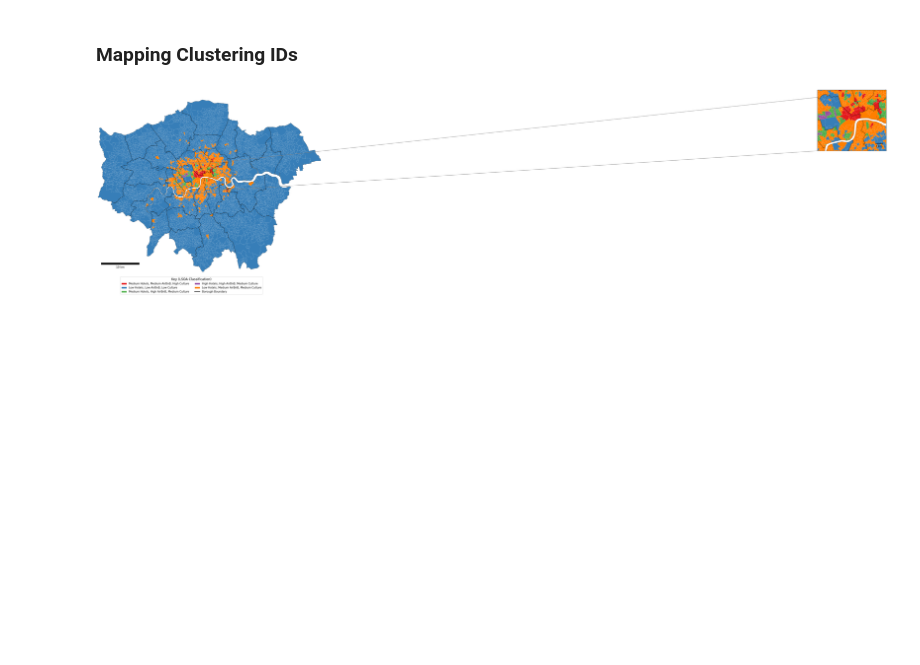
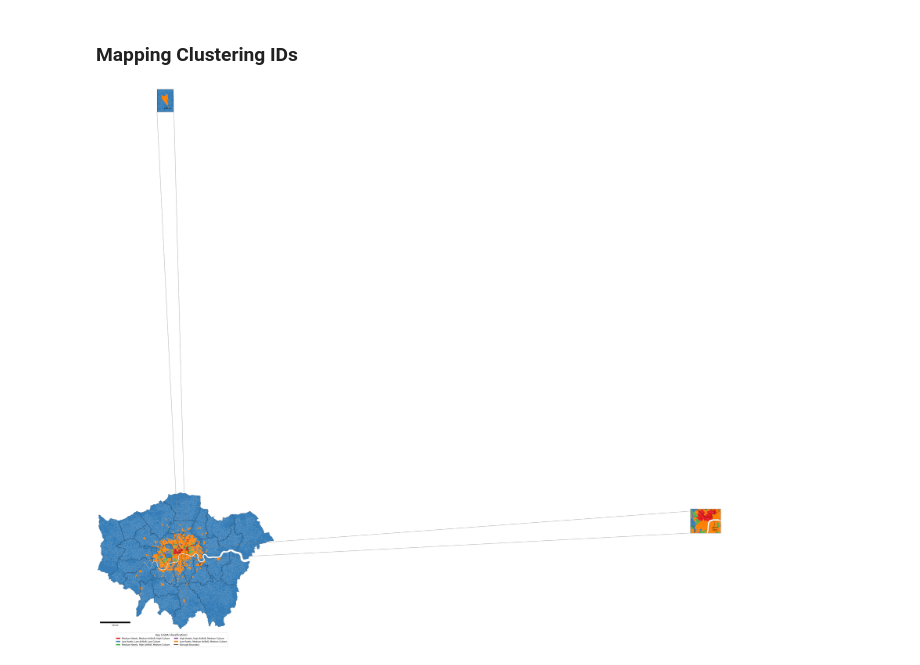
Before and after one commit to ZacharyP-E/are-you-gitting-me, a Jupyter notebook: analysis_with_hotels.ipynb, the cells around one changed output. Drawn from its saved outputs; the diff is of its cells as text; code cells hidden in the pictures; blank space fills up the shorter version.

Commit message:
added croydon inset map

```diff
--- a/analysis_with_hotels.ipynb
+++ b/analysis_with_hotels.ipynb
@@ -327,7 +327,7 @@ tbounds = list(la.total_bounds)
 # %%
 #Identifying how much around the edge of each figure should be added
 extra_bound = 0.1
-x1, y1 = 2500, 2500
+x1, y1 = 500, 500
 # %%
 #Inisalising the plots with specific size (inches)
 fig, ax = plt.subplots(figsize=(15, 20))
@@ -350,46 +350,87 @@ legend_e = [Patch(facecolor= "#e41a1c", edgecolor="white", label="Medium Hotels,
             Patch(facecolor= "#4daf4a", edgecolor="white", label="Medium Hotels, High AirBnB, Medium Culture"),
             Patch(facecolor= "#984ea3", edgecolor="white", label="High Hotels, High AirBnB, Medium Culture"),
             Patch(facecolor= "#ff7f00", edgecolor="white", label="Low Hotels, Medium AirBnB, Medium Culture"),
             Line2D([0], [0], color="black", lw=2, linestyle="-", label="Borough Boundary")]
 
 plt.legend(handles=legend_e, loc= (0.10, -0.13), title="Key (LSOA Classification)", title_fontsize="large", ncol=2)
 
 
 
 
 
-#Starting the zoomed axis
-axins = zoomed_inset_axes(ax, 2, loc=4, bbox_to_anchor=(3100, 850))
+#Starting the zoomed axis for Central London
+axinsC = zoomed_inset_axes(ax, 2, loc=4, bbox_to_anchor=(3100, 850))
 
 #Establishing the x and y limits for the zoomed plot
-minx,miny,maxx,maxy =  528000, 179000, 532000, 182000
-axins.set_xlim(minx - x1, maxx + x1)
-axins.set_ylim(miny - y1, maxy + y1)
+minxC, minyC, maxxC, maxyC =  528000, 179000, 532000, 182000
+axinsC.set_xlim(minxC - x1, maxxC + x1)
+axinsC.set_ylim(minyC - y1, maxyC + y1)
 
 #Setting the box on the main plot to then zoom to the zoomed plot
-mark_inset(ax, axins, loc1=1, loc2=3, fc="none", ec="0.5")
+mark_inset(ax, axinsC, loc1=1, loc2=3, fc="none", ec="0.5")
 
 #Scale bar for zoom plot
-axins.add_artist(ScaleBar(1, box_color='none', location="lower right", border_pad=1))
+axinsC.add_artist(ScaleBar(1, box_color='none', location="lower right", border_pad=1))
 
 # Plot zoom window
-data.plot(column = "cluster_id", ax=axins, legend=False, k=5,
+data.plot(column = "cluster_id", ax=axinsC, legend=False, k=5,
              scheme="fisher_jenks", edgecolor="white", linewidth=0.05,
             cmap = pcq.Set1_5.mpl_colormap)
 
-la.plot(ax=axins, color="none", edgecolor="black", linewidth=1, alpha=0.4)
+la.plot(ax=axinsC, color="none", edgecolor="black", linewidth=1, alpha=0.4)
 
 
-plt.setp(axins.get_xticklabels(), visible=False)
-plt.setp(axins.get_yticklabels(), visible=False)
+plt.setp(axinsC.get_xticklabels(), visible=False)
+plt.setp(axinsC.get_yticklabels(), visible=False)
 
 ax.set_axis_off()
-axins.set_yticks([])
-axins.set_xticks([])
+axinsC.set_yticks([])
+axinsC.set_xticks([])
+
+
+
+
+
+#Starting the zoomed axis for Croydon London
+axinsCr = zoomed_inset_axes(ax, 3, loc=4, bbox_to_anchor=(500, 2850))
+
+#Establishing the x and y limits for the zoomed plot
+minxCr, minyCr, maxxCr, maxyCr =  list(data[(data["LA_NAME"] == "Croydon") & (data["cluster_id"] == 4) & (data["STWARDNAME"] == "Fairfield")].total_bounds)
+axinsCr.set_xlim(minxCr - x1, maxxCr + x1)
+axinsCr.set_ylim(minyCr - y1, maxyCr + y1)
+
+#Setting the box on the main plot to then zoom to the zoomed plot
+mark_inset(ax, axinsCr, loc1=1, loc2=3, fc="none", ec="0.5")
+
+#Scale bar for zoom plot
+axinsCr.add_artist(ScaleBar(1, box_color='none', location="lower right", border_pad=1))
+
+# Plot zoom window
+data.plot(column = "cluster_id", ax=axinsCr, legend=False, k=5,
+             scheme="fisher_jenks", edgecolor="white", linewidth=0.05,
+            cmap = pcq.Set1_5.mpl_colormap)
+
+la.plot(ax=axinsCr, color="none", edgecolor="black", linewidth=1, alpha=0.4)
+
+
+plt.setp(axinsCr.get_xticklabels(), visible=False)
+plt.setp(axinsCr.get_yticklabels(), visible=False)
+
+ax.set_axis_off()
+axinsCr.set_yticks([])
+axinsCr.set_xticks([])
+
+
+
+
+
+
+
+
+
+
 
 plt.savefig("figures/5cluster_map(with inset).png", dpi=200, facecolor="white", bbox_inches="tight")
-
-
 plt.show()
 # %% [output]
-[figure, old version]
+[figure, new version]
```
Also changed, not shown: parts of 1 cell of this notebook, 2 other files.
